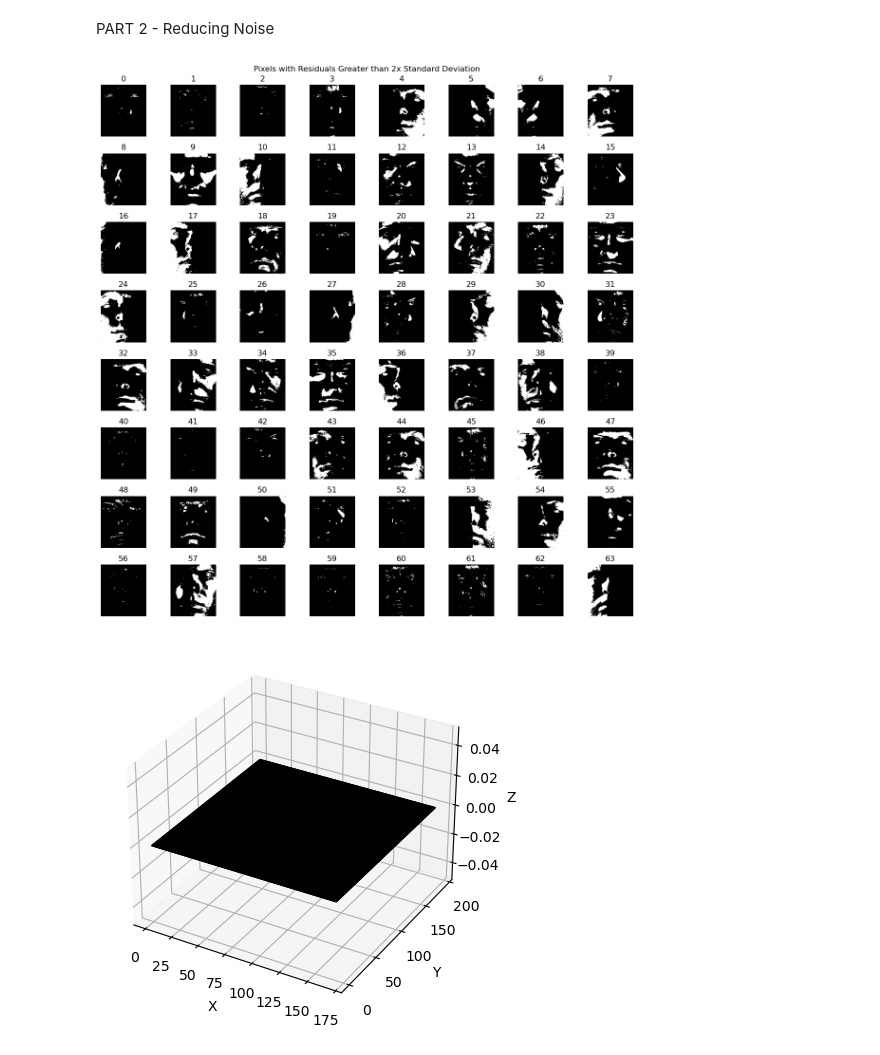
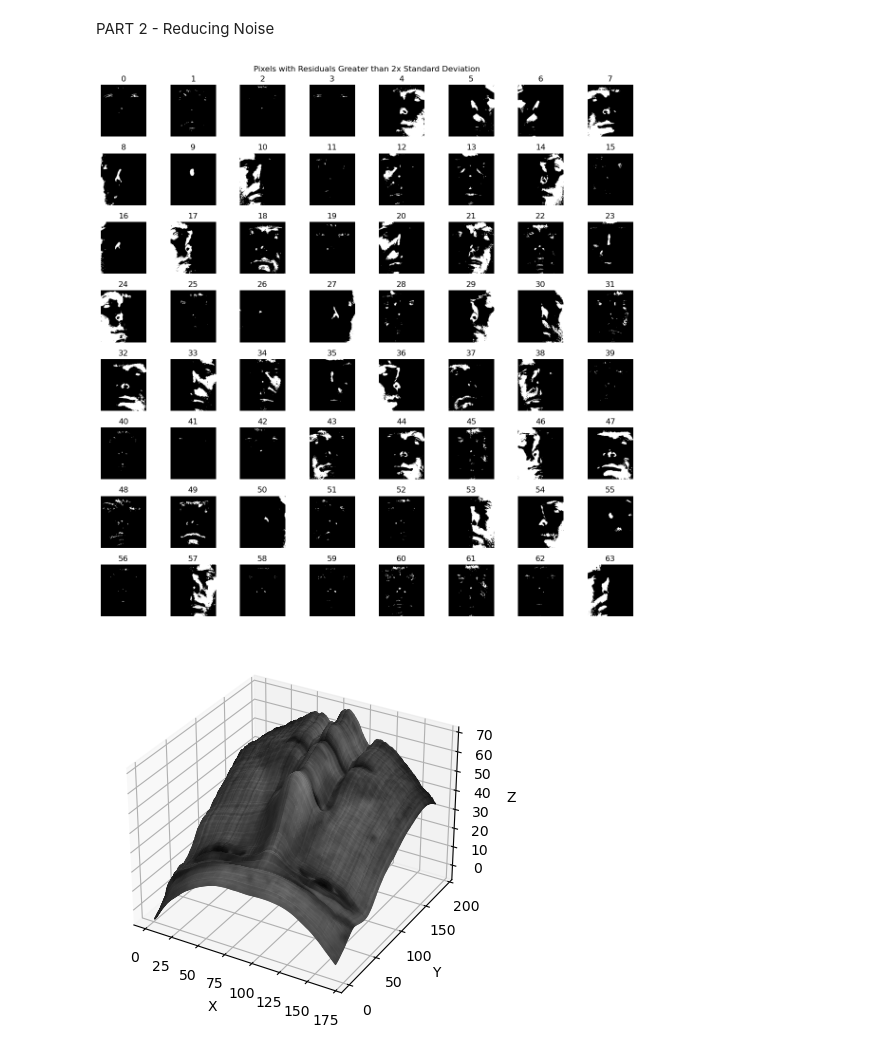
Before and after one commit to AmelineA2003/AMME5710, a Jupyter notebook: Assignments/A1/Question_1/Q1.ipynb, the cells around one changed output. Cells and saved outputs as stored; diff of their text form; code cells hidden in the pictures.

```diff
--- a/Assignments/A1/Question_1/Q1.ipynb
+++ b/Assignments/A1/Question_1/Q1.ipynb
@@ -39,20 +39,8 @@ def find_height_map(surface_normals, integration_method):
    sn_z = surface_normals[:,:,2]
 
    # Computing partial derivatives REMOVE NEGATIVE
-   # delta_x = -sn_x/sn_z
-   # delta_y = -sn_y/sn_z
-
-   epsilon = 1e-5
-   valid = np.abs(sn_z) > epsilon
-
-   # Initialize with zeros
-   delta_x = np.zeros_like(sn_z)
-   delta_y = np.zeros_like(sn_z)
-
-   #Only divide where sn_z is large enough
-   delta_x[valid] = sn_x[valid] / sn_z[valid]
-   delta_y[valid] = sn_y[valid] / sn_z[valid]
-
+   delta_x = sn_x/sn_z
+   delta_y = sn_y/sn_z
 
    # Initialise height_map
    row, col = sn_x.shape
@@ -298,15 +277,16 @@ def find_albedo_normals_residuals(images, light_directions, residual_mask):
     return albedo, normals
 # %%
 
-residuals_01 = compute_residuals(images_01, albedo_01, light_directions_01, surface_normals_01)
+residual_mask_01, residuals_01 = compute_residuals(images_01, albedo_01, light_directions_01, surface_normals_01)
 
-plot_residual_magnitude(residuals_01)
+plot_residual_magnitude(residual_mask_01)
 
+# print(residuals_01)
 
-albedo_residuals_01, normal_residuals_01 = find_albedo_normals_residuals(images_01, light_directions_01, residuals_01)
+albedo_residuals_01, normal_residuals_01 = find_albedo_normals_residuals(images_01, light_directions_01, residual_mask_01)
 height_map_residuals_01 = find_height_map(normal_residuals_01, integration_method)
 plot_face_3d(height_map_residuals_01, albedo_residuals_01)
 # %% [output]
-[figure, old version]
+[figure, new version]
-[figure, old version]
+[figure, new version]
 # %%
```
Also changed, not shown: parts of 4 cells of this notebook.
